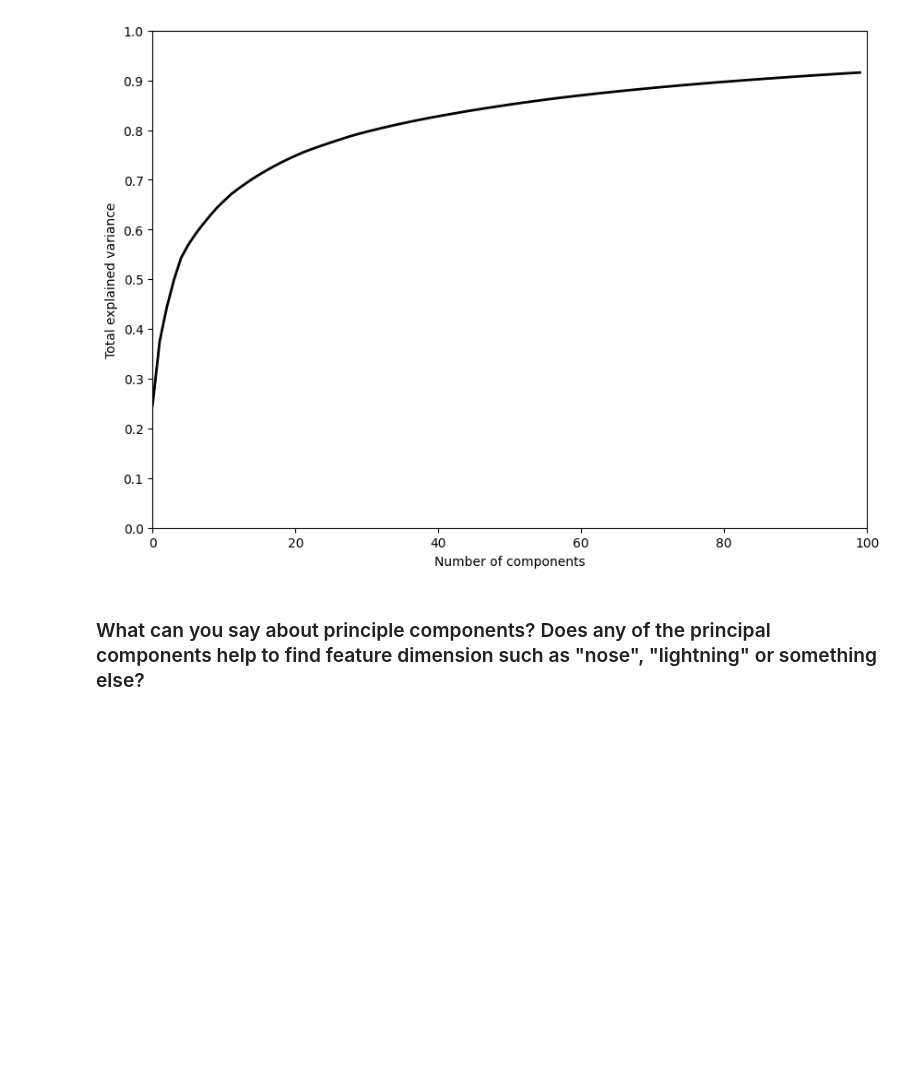
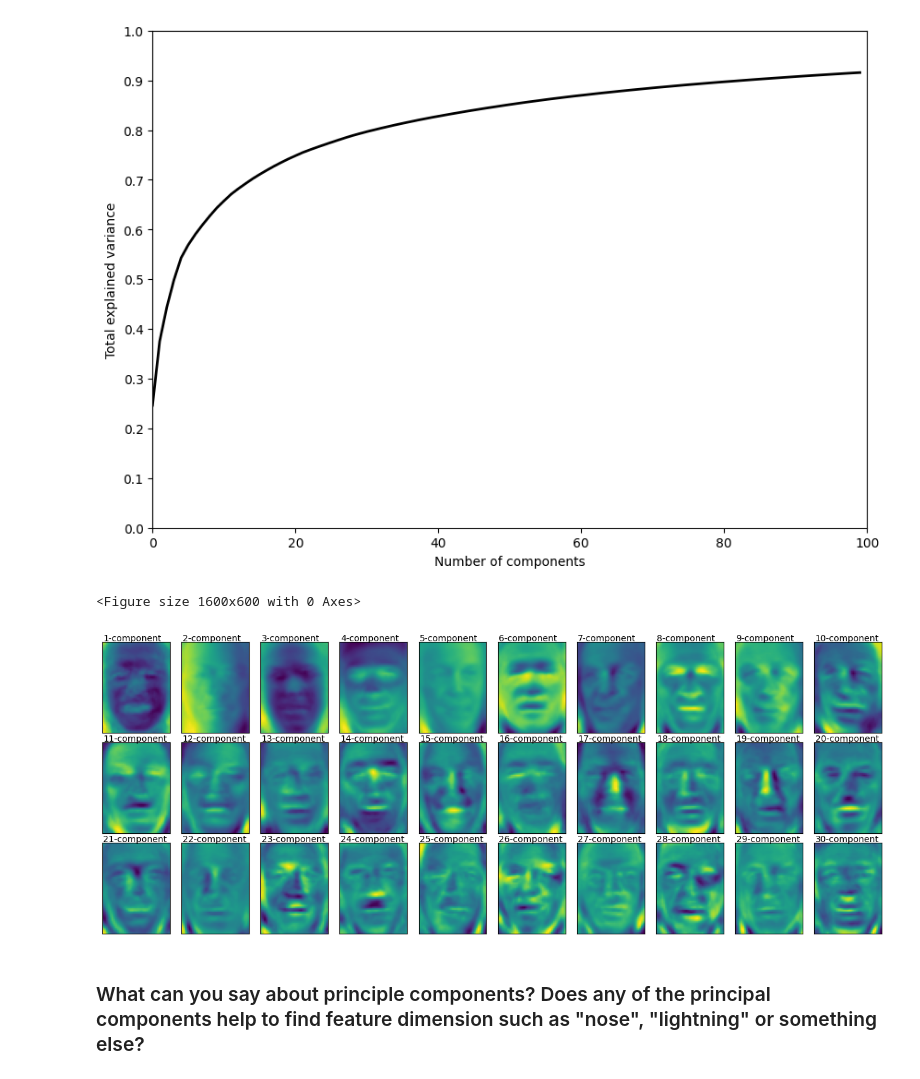
Before and after one commit to Ansi4Ansi/kaggle_repo, a Jupyter notebook: hw09/ML_B2C_2024_Q2_|_HW09_ML_unsupervised.ipynb, the cells around one changed output. Cells and saved outputs as stored; diff of their text form; code cells hidden in the pictures; blank space fills up the shorter version.

```diff
--- a/hw09/ML_B2C_2024_Q2_|_HW09_ML_unsupervised.ipynb
+++ b/hw09/ML_B2C_2024_Q2_|_HW09_ML_unsupervised.ipynb
@@ -278,9 +275,26 @@ plt.show()
 # %%
 # Plot the first 30 Principal Components in the original feature space
 # note: use grid 3 (rows) x 10 (columns)
 # note: consider face shape 50x37
 fig = plt.figure(figsize=(16, 6))
-<your code>
+num_rows = 3
+num_columns = 10
+fig, axes = plt.subplots(num_rows, num_columns, figsize=(16, 6))
+fig.subplots_adjust(hspace=0.1, wspace=0.1)
+
+for index, ax in enumerate(axes.flat):
+    n_components = index + 1
+
+    #ax.imshow(pca_model.components_[index].reshape(50 ,37), interpolation='nearest')
+    ax.imshow(pca_model.components_[index].reshape(50 ,37))
+    ax.text(0, -1, str(index + 1) + '-component')
+
+    ax.set_xticks([])
+    ax.set_yticks([])
+plt.show()
+# %% [output]
+<Figure size 1600x600 with 0 Axes>
+[figure, added]
 # %% [markdown]
 ### What can you say about principle components? Does any of the principal components help to find feature dimension such as "nose", "lightning" or something else?
 # %%
```
Also changed, not shown: parts of 15 cells of this notebook.
